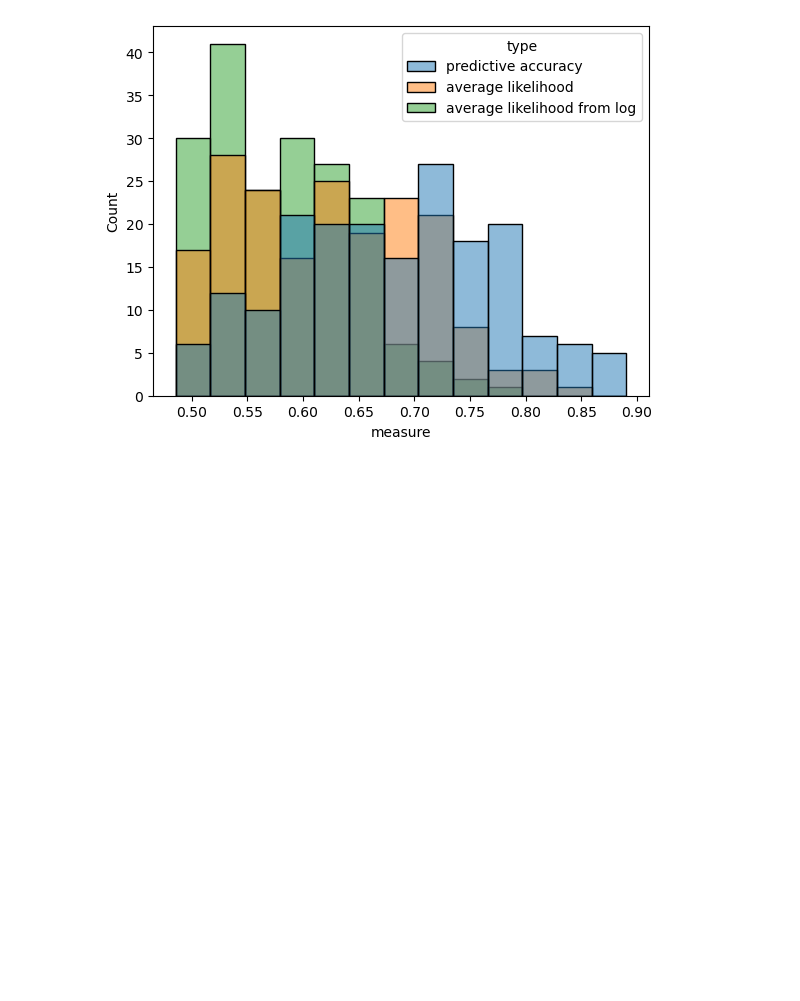
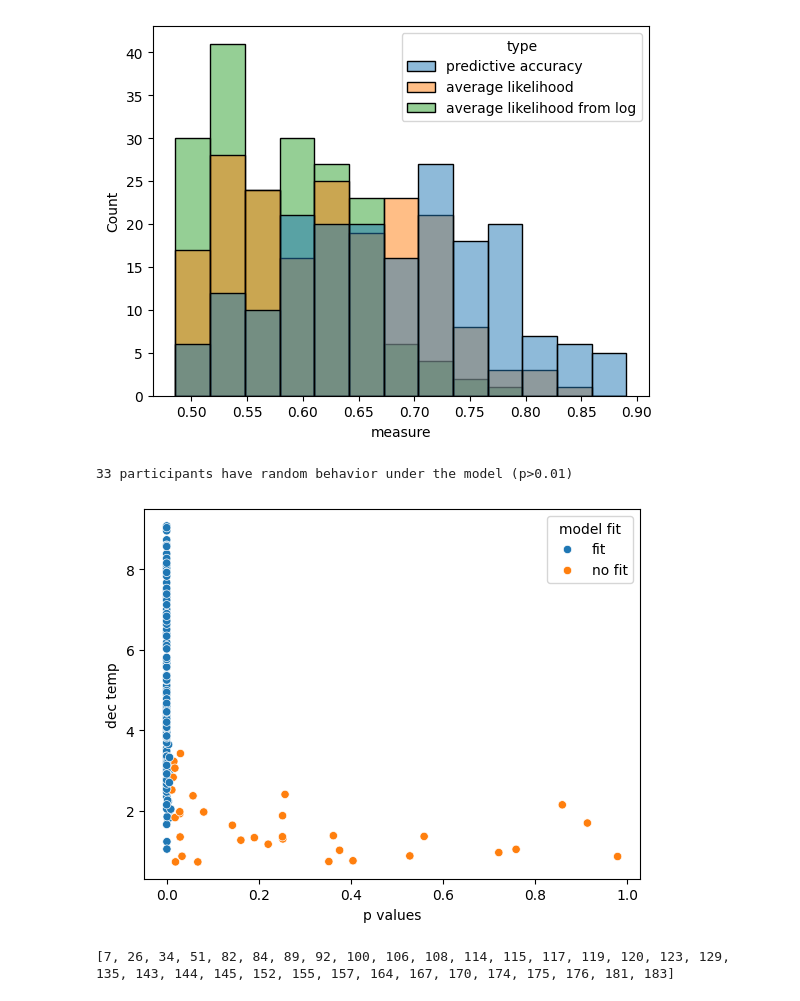
Before and after one commit to SSchwoebel/TwoStageStrategies, a Jupyter notebook: Chen_et_al_data/6b_compare_inference_single_frequentist.ipynb, the cells around one changed output. Cells and saved outputs as stored; diff of their text form; code cells hidden in the pictures; blank space fills up the shorter version.

Commit message:
finalized Bayesian model comparison

```diff
--- a/Chen_et_al_data/6b_compare_inference_single_frequentist.ipynb
+++ b/Chen_et_al_data/6b_compare_inference_single_frequentist.ipynb
@@ -1271,3 +1355,47 @@ sns.histplot(data=plot_df, x="measure", hue="type")
 plt.show()
 # %% [output]
 [figure]
+# %%
+from scipy.stats import ttest_1samp
+
+BCC4_p_r_log_like_per_choice = -calculate_log_likelihood_mean_param_per_choice(data, BCC4_p_r_agent, BCC4_p_r_locs_df,
+                                                     len(BCC4_p_r_param_names), global_experiment_parameters["trials"],
+                                                     global_experiment_parameters["T"])
+
+ttest_results = []
+BCC4_p_r_didnt_fit = []
+p_values = []
+didnt_fit_str = []
+
+null_hypothesis = -torch.log(torch.tensor(0.5))
+significance_level = 0.01
+
+for n in range(n_agents):
+    ttest_results.append(ttest_1samp(BCC4_p_r_log_like_per_choice[:,n], null_hypothesis))
+    p_values.append(ttest_results[-1].pvalue)
+    #print(ttest_results[-1])
+    if ttest_results[-1].pvalue > significance_level:
+        #print(n)
+        #print(ttest_results[-1])
+        BCC4_p_r_didnt_fit.append(n)
+        didnt_fit_str.append("no fit")
+    else:
+        didnt_fit_str.append("fit")
+
+p_values = torch.tensor(p_values)
+
+print(len(BCC4_p_r_didnt_fit), "participants have random behavior under the BCC4_p_r model (p>"+str(significance_level)+")")
+
+plot_df_corr_p_val_dec_temp = pd.DataFrame({"p values": p_values, "model fit": didnt_fit_str,
+                                            "dec temp": BCC4_p_r_mean_df["inferred dec temp"],
+                                            "subject": list(range(n_agents))})
+plt.figure()
+sns.scatterplot(data=plot_df_corr_p_val_dec_temp, x="p values", y="dec temp", hue="model fit")#, style="model fit", hue="subject")
+plt.show()
+#pearsonr(p_values, BCC3_1_mean_df["inferred dec temp"])
+
+print(BCC4_p_r_didnt_fit)
+# %% [output]
+33 participants have random behavior under the model (p>0.01)
+[figure, added]
+[7, 26, 34, 51, 82, 84, 89, 92, 100, 106, 108, 114, 115, 117, 119, 120, 123, 129, 135, 143, 144, 145, 152, 155, 157, 164, 167, 170, 174, 175, 176, 181, 183]
```
Also changed, not shown: parts of 15 cells of this notebook, 10 other files.
